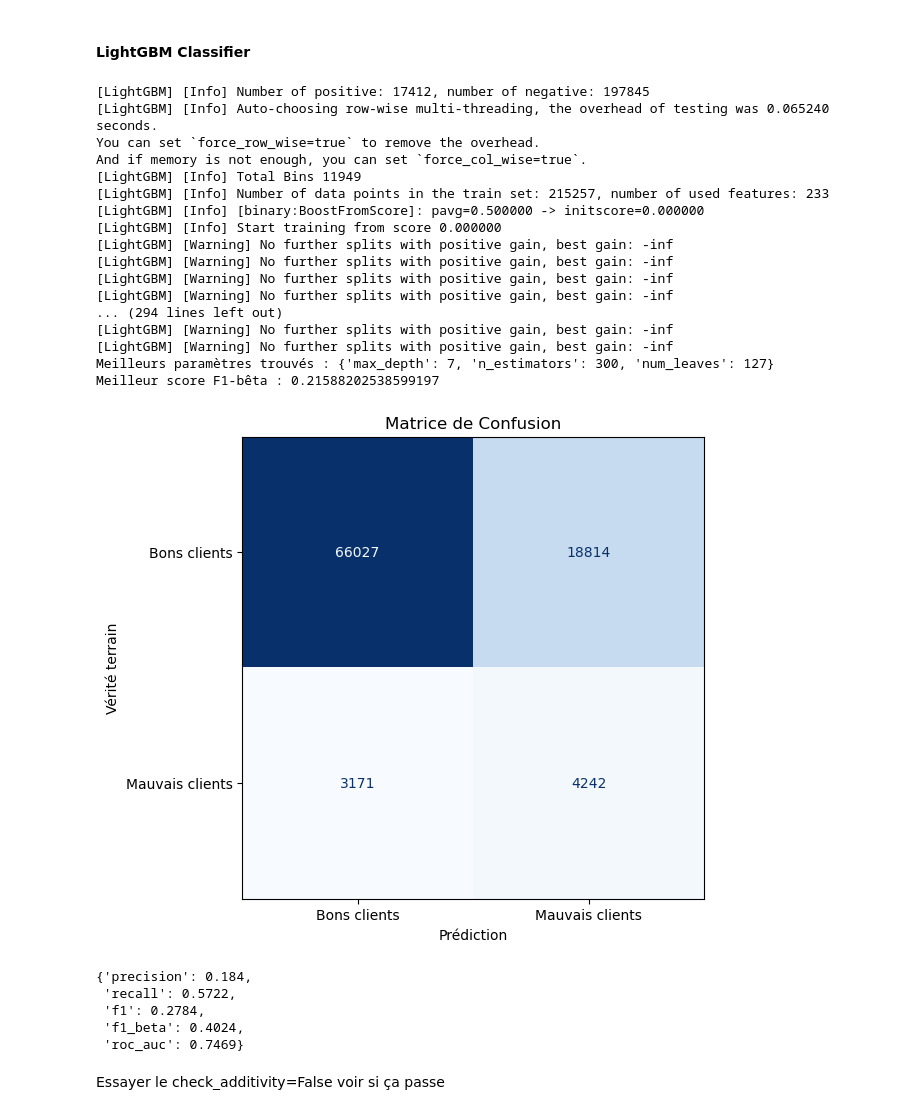
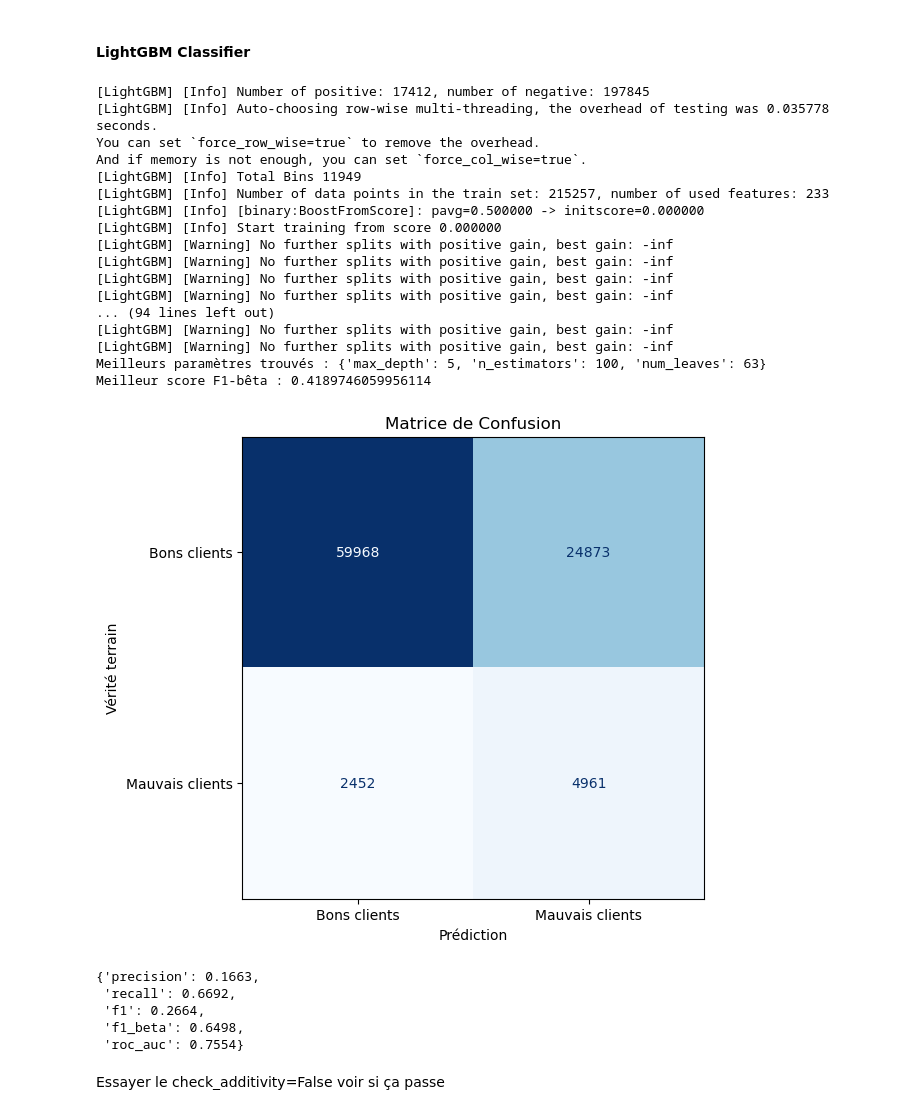
Before and after one commit to corentinlfi/Projet7, a Jupyter notebook: Scoring et classification.ipynb, the cells around one changed output. Saved outputs shown, nothing was run; the diff lists cells and outputs as text; code cells hidden in the pictures.

```diff
--- a/Scoring et classification.ipynb
+++ b/Scoring et classification.ipynb
@@ -99,8 +137,5 @@ Remettre importations au début avec les versions
 # %%
-from sklearn.model_selection import GridSearchCV, StratifiedKFold
-from sklearn.metrics import make_scorer, fbeta_score
-
-f1_beta_scorer = make_scorer(fbeta_score, beta=10)
+f1_beta_scorer = make_scorer(fbeta_score, beta=2)
 
 # Modèle
 def entrainementModeleAvecCV(modele, arguments_modele, param_grid):
@@ -139,11 +174,6 @@ def entrainementModeleAvecCV(modele, arguments_modele, param_grid):
 # Entrainement sur le jeu de train
 #log_reg.fit(X_train, y_train)
 # %%
-import matplotlib.pyplot as plt
-from sklearn.metrics import confusion_matrix, ConfusionMatrixDisplay
-from sklearn.metrics import precision_score, recall_score, f1_score, roc_auc_score, roc_curve, fbeta_score, precision_recall_curve
-import shap
-
 def affichageResultatsModele(model_dict):
 
     model_pred = model_dict["model_pred"]
@@ -153,7 +183,7 @@ def affichageResultatsModele(model_dict):
 
     """MATRICE DE CONFUSION"""
     # Calcul de la matrice de confusion
-    cm = confusion_matrix(y_test, y_pred)
+    cm = confusion_matrix(y_test, model_pred)
     tn, fp, fn, tp = cm.ravel()
 
     # Création de la matrice de confusion avec les labels
@@ -227,43 +253,41 @@ Meilleur score F1-bêta : 0.4111151720737475
 # %% [markdown]
 #### LightGBM Classifier
 # %%
-import lightgbm as lgb
-
 arguments_modele={"class_weight":"balanced"}
 
 param_grid = {
     "num_leaves":[31, 63, 127],
     "n_estimators":[100,200,300],
     "max_depth":[3,5,7]
 }
 
-LGBMClassifier_entraine = entrainementModeleAvecCV(lgb.LGBMClassifier, arguments_modele, param_grid, 0.5)
+LGBMClassifier_entraine = entrainementModeleAvecCV(lgb.LGBMClassifier, arguments_modele, param_grid)
 affichageResultatsModele(LGBMClassifier_entraine)
 #featureImportanceLocale(LGBMClassifier_entraine, 0)
 # %% [output]
 [LightGBM] [Info] Number of positive: 17412, number of negative: 197845
-[LightGBM] [Info] Auto-choosing row-wise multi-threading, the overhead of testing was 0.065240 seconds.
+[LightGBM] [Info] Auto-choosing row-wise multi-threading, the overhead of testing was 0.035778 seconds.
 You can set `force_row_wise=true` to remove the overhead.
 And if memory is not enough, you can set `force_col_wise=true`.
 [LightGBM] [Info] Total Bins 11949
 [LightGBM] [Info] Number of data points in the train set: 215257, number of used features: 233
 [LightGBM] [Info] [binary:BoostFromScore]: pavg=0.500000 -> initscore=0.000000
 [LightGBM] [Info] Start training from score 0.000000
 [LightGBM] [Warning] No further splits with positive gain, best gain: -inf
 [LightGBM] [Warning] No further splits with positive gain, best gain: -inf
 [LightGBM] [Warning] No further splits with positive gain, best gain: -inf
 [LightGBM] [Warning] No further splits with positive gain, best gain: -inf
-... (294 lines left out)
+... (94 lines left out)
 [LightGBM] [Warning] No further splits with positive gain, best gain: -inf
 [LightGBM] [Warning] No further splits with positive gain, best gain: -inf
-Meilleurs paramètres trouvés : {'max_depth': 7, 'n_estimators': 300, 'num_leaves': 127}
-Meilleur score F1-bêta : 0.21588202538599197
+Meilleurs paramètres trouvés : {'max_depth': 5, 'n_estimators': 100, 'num_leaves': 63}
+Meilleur score F1-bêta : 0.4189746059956114
-[figure, old version]
+[figure, new version]
-{'precision': 0.184,
- 'recall': 0.5722,
- 'f1': 0.2784,
- 'f1_beta': 0.4024,
- 'roc_auc': 0.7469}
+{'precision': 0.1663,
+ 'recall': 0.6692,
+ 'f1': 0.2664,
+ 'f1_beta': 0.6498,
+ 'roc_auc': 0.7554}
 # %% [markdown]
 Essayer le check_additivity=False voir si ça passe
 # %% [markdown]
```
Also changed, not shown: parts of 12 cells of this notebook, 4 other files.
